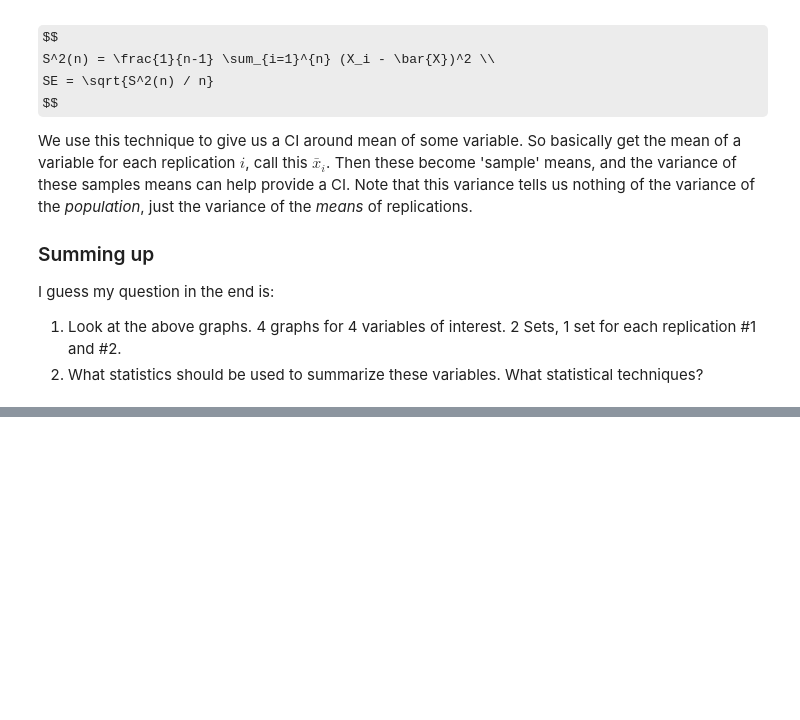
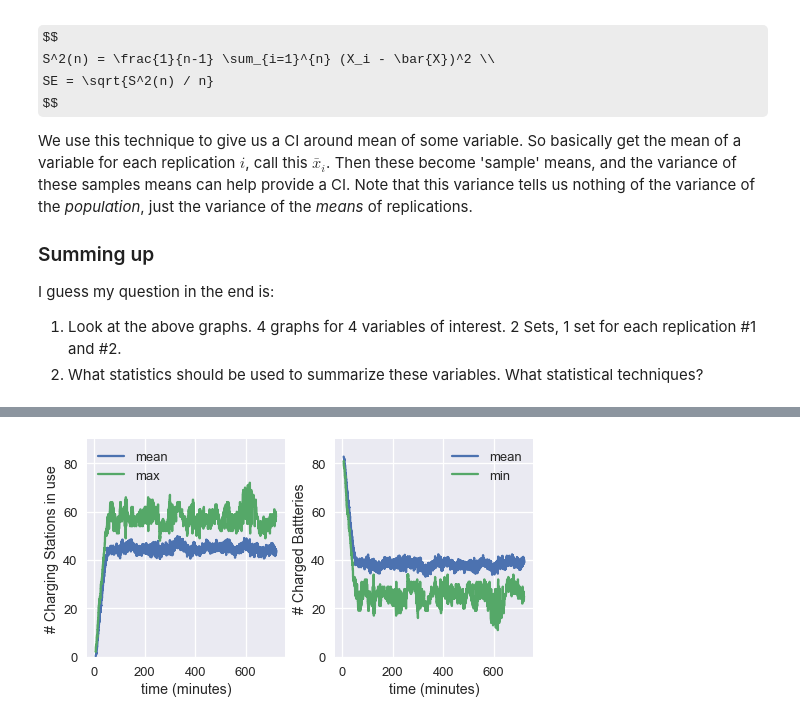
Before and after one commit to JeremyBYU/uas-package, a Jupyter notebook: notebooks/Simulation Analysis.ipynb, the cells around one changed output, grey strips where cells are left out. Cells and saved outputs as stored; diff of their text form; code cells hidden in the pictures; some formulas as TeX source; blank space fills up the shorter version.

```diff
--- a/notebooks/Simulation Analysis.ipynb
+++ b/notebooks/Simulation Analysis.ipynb
@@ -175,0 +187,34 @@ sns.tsplot(time="time", value="item", unit='field',condition="replication", data
+# %%
+sns.set_context("talk")
+def plot_time_series(df, ax, do_max=True):
+    maxormin = 'max' if do_max else 'min'
+    rolling_avg_mean = df['item'].rolling(window=50).mean()
+    if do_max:
+        rolling_avg_maxormin = df['item'].rolling(window=50).max()
+    else:
+        rolling_avg_maxormin = df['item'].rolling(window=50).min()
+    rolling_avg_mean.plot(ax=ax)
+    rolling_avg_maxormin.plot(ax=ax)
+    ax.legend(["mean", maxormin]);
+    ax.set_ylim(0,90)
+    ax.set(xlabel='time (minutes)')
+
+def plot_charging(raw_data, num=5):
+    ts_df = repl_df_ts(raw_data, num=num)
+    fig, (ax1,ax2) = plt.subplots(1, 2, figsize=(8,4))
+    fig.subplots_adjust(wspace=0.25)
+    # ts_df = ts_df.reset_index(drop=True)
+    charging_df = ts_df[ts_df['field'] == 'charging_stations'][['time', 'item', 'replication']].set_index('time').sort_index()
+    battery_df = ts_df[ts_df['field'] == 'battery_bank'][['time', 'item', 'replication']].set_index('time').sort_index()
+#     battery_df['item'] = 100 - battery_df['item']
+    plot_time_series(charging_df, ax1)
+    plot_time_series(battery_df, ax2, do_max=False)
+    ax1.set(ylabel='# Charging Stations in use')
+    ax2.set(ylabel='# Charged Battteries')
+    fig.savefig('imgs/charging_stations_and_battery.png', bbox_inches='tight')
+
+    return charging_df, battery_df, ts_df
+
+charging_df, battery_df, ts_df = plot_charging(raw_data, num=30)
+# %% [output]
+[figure, added]
```
Also changed, not shown: parts of 16 cells of this notebook, 9 other files.
